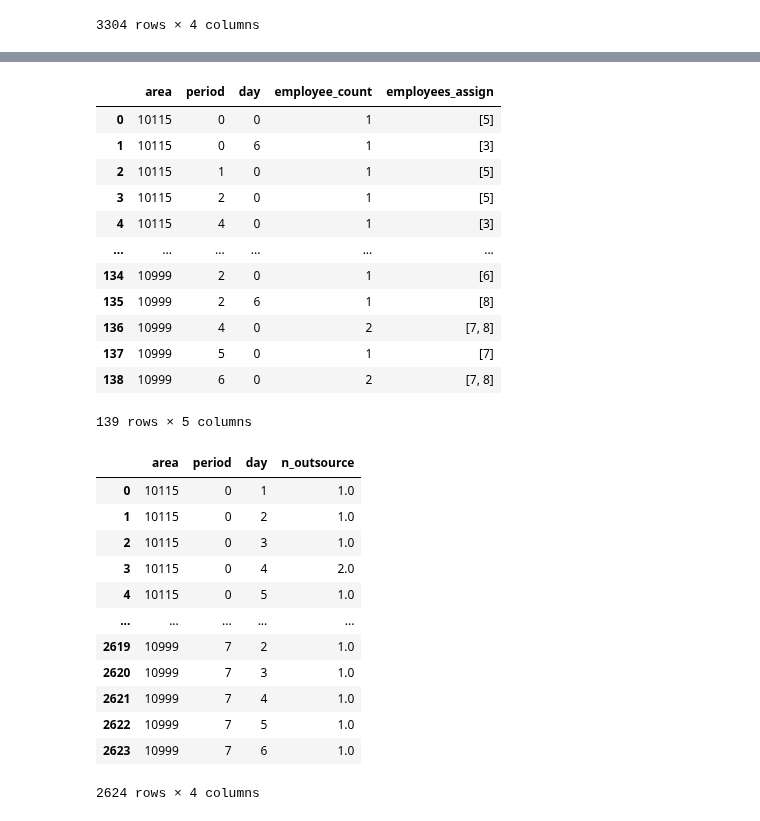
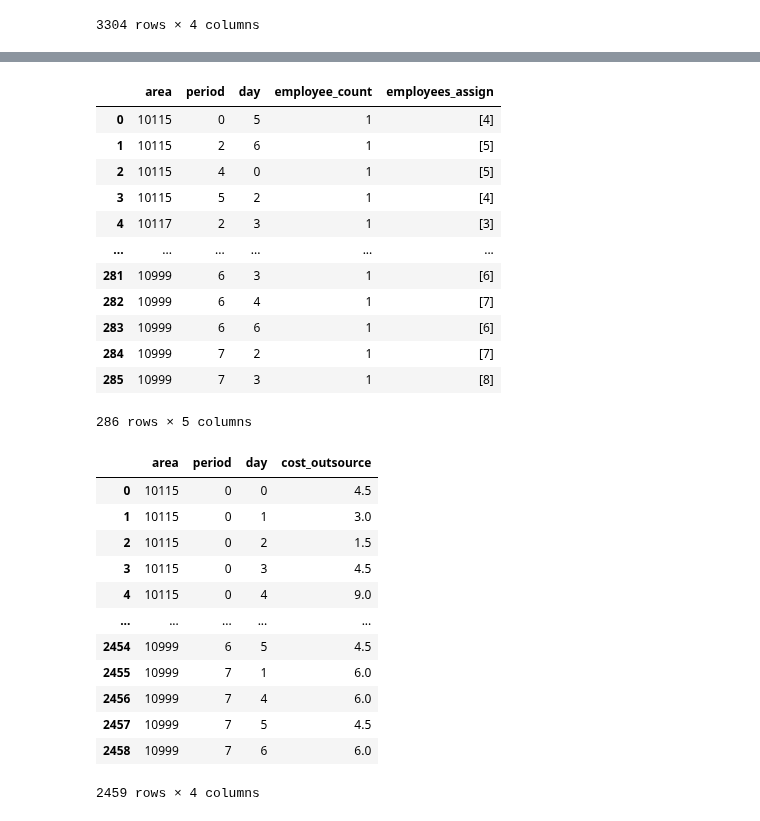
Before and after one commit to carlosperez1997/lmd-sizing-scheduling, a Jupyter notebook: solver/rostering.ipynb, the cells around one changed output, grey strips where cells are left out. Drawn from its saved outputs; the diff is of its cells as text; code cells hidden in the pictures.

Commit message:
fix condition 7, outsourcing cost

```diff
--- a/solver/rostering.ipynb
+++ b/solver/rostering.ipynb
@@ -214,14 +214,14 @@ for r in R:
     for a in A[r]:
         for theta in Theta:
             for d in D:
+                # Be careful with parantheses!!
                 if couriers_needed[a,theta,d] > 0:
-                    factor = deliveries[a,theta,d] / couriers_needed[a,theta,d] #* c_out WE COMPARE NUMBER OF PEOPLE
+                    factor = deliveries[a,theta,d] / couriers_needed[a,theta,d] * c_out
                 else:
                     factor = 0
                 m.addConstr(
-                    #(couriers_needed[a, theta, d] - sum([k_var[e, a, theta, d] for e in E[r]]) * factor <= omega_var[a, theta, d]),
-                    (couriers_needed[a, theta, d] - sum([k_var[e, a, theta, d] for e in E[r]]) <= omega_var[a, theta, d]),
-                    name = f'start_times_{r}_{e}_2'
+                    ((couriers_needed[a, theta, d] - sum([k_var[e, a, theta, d] for e in E[r]])) * factor <= omega_var[a, theta, d]),
+                    name = f'outsource_{r}_{a}_{theta}_{d}'
                 )
 # %% [markdown]
 # OBJECTIVE FUNCTION
@@ -290,3 +290,22 @@ couriers_needed_df
 | 470 | 10997 | 7 | 1.0 | 6 |
 | 471 | 10999 | 7 | 1.0 | 6 |
 3304 rows × 4 columns
+# %%
+# Demand
+deliveries_ = []
+for d in D:
+    data = (
+        pd.DataFrame(deliveries[:,:,d], index=areas, columns=Theta).reset_index()
+        .rename(columns={'index': 'area'})
+        #.assign(day = d)
+    )
+
+    area_day_data = (
+        pd.melt(data, id_vars=['area'], value_vars=set(data.columns).difference('area'))
+        .rename(columns={'variable': 'period', 'value': 'deliveries'})
+        .assign(day = d)
+    )
+    deliveries_.append(area_day_data)
+
+deliveries_df = pd.concat(deliveries_)
+deliveries_df
@@ -430,45 +469,45 @@ area_period_days_df.columns = ['area', 'period', 'day', 'employee_count', 'emplo
 area_period_days_df
 # %% [output]
 |  | area | period | day | employee_count | employees_assign |
-| 0 | 10115 | 0 | 0 | 1 | [5] |
-| 1 | 10115 | 0 | 6 | 1 | [3] |
-| 2 | 10115 | 1 | 0 | 1 | [5] |
-| 3 | 10115 | 2 | 0 | 1 | [5] |
-| 4 | 10115 | 4 | 0 | 1 | [3] |
+| 0 | 10115 | 0 | 5 | 1 | [4] |
+| 1 | 10115 | 2 | 6 | 1 | [5] |
+| 2 | 10115 | 4 | 0 | 1 | [5] |
+| 3 | 10115 | 5 | 2 | 1 | [4] |
+| 4 | 10117 | 2 | 3 | 1 | [3] |
 | ... | ... | ... | ... | ... | ... |
-| 134 | 10999 | 2 | 0 | 1 | [6] |
-| 135 | 10999 | 2 | 6 | 1 | [8] |
-| 136 | 10999 | 4 | 0 | 2 | [7, 8] |
-| 137 | 10999 | 5 | 0 | 1 | [7] |
-| 138 | 10999 | 6 | 0 | 2 | [7, 8] |
+| 281 | 10999 | 6 | 3 | 1 | [6] |
+| 282 | 10999 | 6 | 4 | 1 | [7] |
+| 283 | 10999 | 6 | 6 | 1 | [6] |
+| 284 | 10999 | 7 | 2 | 1 | [7] |
+| 285 | 10999 | 7 | 3 | 1 | [8] |
-139 rows × 5 columns
+286 rows × 5 columns
 # %%
 # Outsourcing
 outsourcing_shifts = []
 for a in areas:
     for theta in Theta:
         for d in D:
             value = omega_var[area_map[a],theta,d].X
             #print(f'{a} {theta} {d} : {value}')
             if value > 0.0:
                 outsourcing_shifts.append([a, theta, d, value])
 
-outsourcing_shifts_df = pd.DataFrame(outsourcing_shifts, columns=['area', 'period', 'day', 'n_outsource'])
+outsourcing_shifts_df = pd.DataFrame(outsourcing_shifts, columns=['area', 'period', 'day', 'cost_outsource'])
 outsourcing_shifts_df
 # %% [output]
-|  | area | period | day | n_outsource |
-| 0 | 10115 | 0 | 1 | 1.0 |
-| 1 | 10115 | 0 | 2 | 1.0 |
-| 2 | 10115 | 0 | 3 | 1.0 |
-| 3 | 10115 | 0 | 4 | 2.0 |
-| 4 | 10115 | 0 | 5 | 1.0 |
+|  | area | period | day | cost_outsource |
+| 0 | 10115 | 0 | 0 | 4.5 |
+| 1 | 10115 | 0 | 1 | 3.0 |
+| 2 | 10115 | 0 | 2 | 1.5 |
+| 3 | 10115 | 0 | 3 | 4.5 |
+| 4 | 10115 | 0 | 4 | 9.0 |
 | ... | ... | ... | ... | ... |
-| 2619 | 10999 | 7 | 2 | 1.0 |
-| 2620 | 10999 | 7 | 3 | 1.0 |
-| 2621 | 10999 | 7 | 4 | 1.0 |
-| 2622 | 10999 | 7 | 5 | 1.0 |
-| 2623 | 10999 | 7 | 6 | 1.0 |
+| 2454 | 10999 | 6 | 5 | 4.5 |
+| 2455 | 10999 | 7 | 1 | 6.0 |
+| 2456 | 10999 | 7 | 4 | 6.0 |
+| 2457 | 10999 | 7 | 5 | 4.5 |
+| 2458 | 10999 | 7 | 6 | 6.0 |
-2624 rows × 4 columns
+2459 rows × 4 columns
 # %%
 # Join all
 whole_solution_df = (
```
Also changed, not shown: parts of 13 cells of this notebook.
